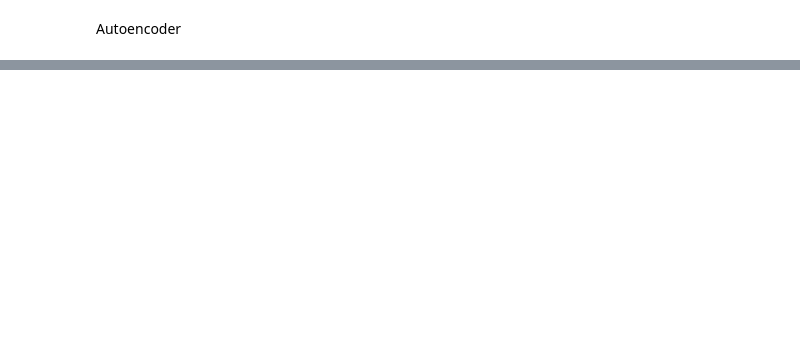
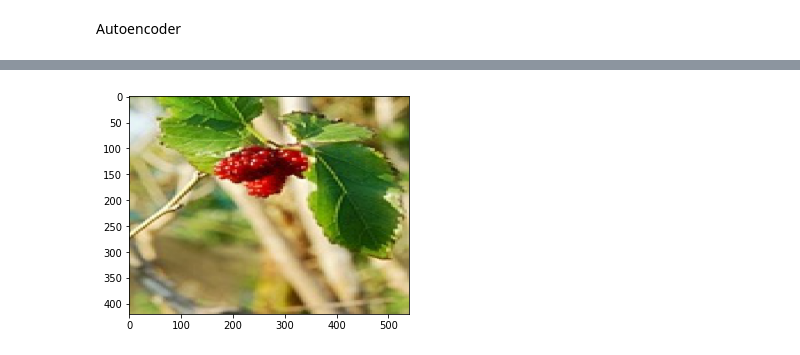
Before and after one commit to fescobar96/Image-Noise-Removal, a Jupyter notebook: Image_Noise_Removal.ipynb, the cells around one changed output, grey strips where cells are left out. Cells and saved outputs as stored; diff of their text form; code cells hidden in the pictures; blank space fills up the shorter version.

```diff
--- a/Image_Noise_Removal.ipynb
+++ b/Image_Noise_Removal.ipynb
@@ -105,0 +124,5 @@ ValueError: ignored
+# %%
+plt.imshow(clean_test[0])
+plt.show()
+# %% [output]
+[figure, added]
```
Also changed, not shown: parts of 12 cells of this notebook.
